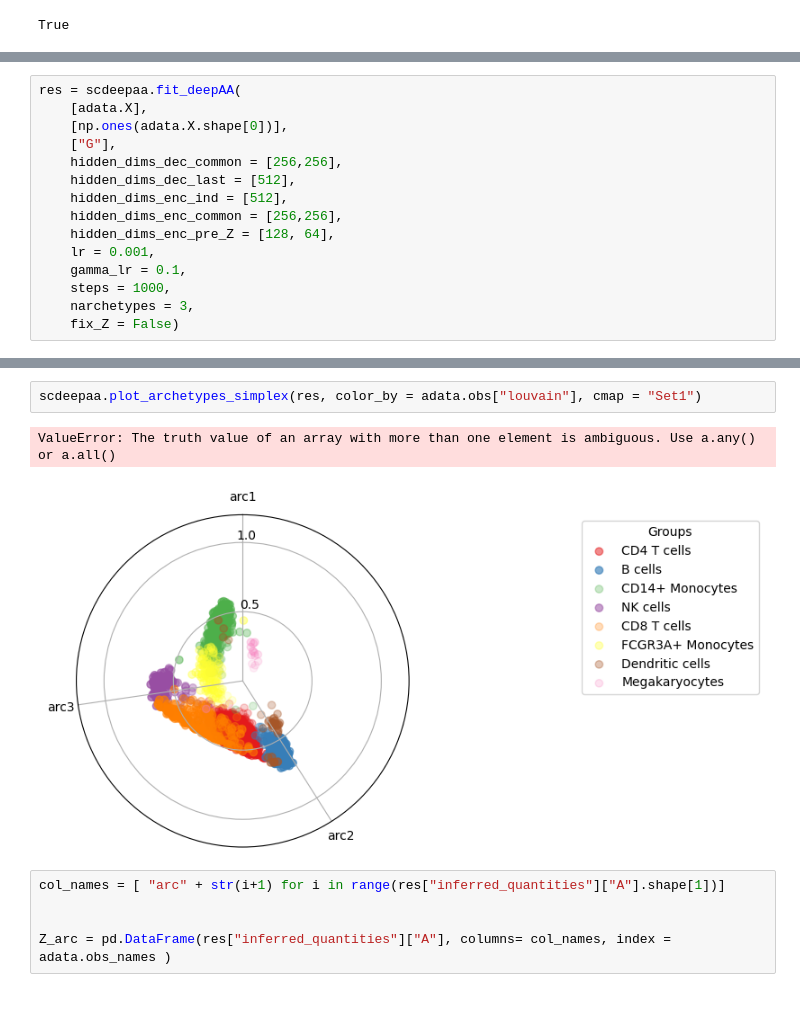
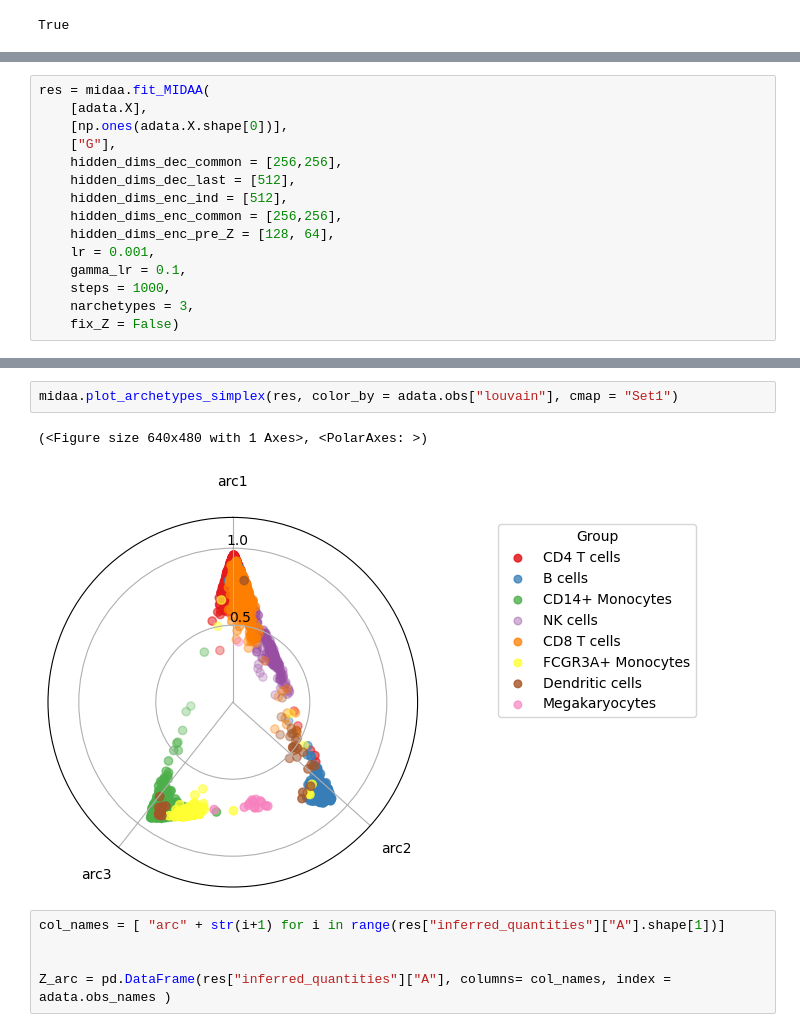
Before and after one commit to sottorivalab/midaa, a Jupyter notebook: notebooks/test_encoder_decoder.ipynb, the cells around one changed output, grey strips where cells are left out. Drawn from its saved outputs; the diff is of its cells as text; blank space fills up the shorter version.

```diff
--- a/notebooks/test_encoder_decoder.ipynb
+++ b/notebooks/test_encoder_decoder.ipynb
@@ -35,5 +38,5 @@ input_matrix, norm_factor, distribution_type = scdeepaa.get_input_params_adata(a
 # %%
-res = scdeepaa.fit_deepAA(
+res = midaa.fit_MIDAA(
     [adata.X],
     [np.ones(adata.X.shape[0])],
     ["G"],
@@ -56,8 +57,8 @@ scdeepaa.plot_ELBO(res)
 # %%
-scdeepaa.plot_archetypes_simplex(res, color_by = adata.obs["louvain"], cmap = "Set1")
+midaa.plot_archetypes_simplex(res, color_by = adata.obs["louvain"], cmap = "Set1")
 # %% [output]
-ValueError: The truth value of an array with more than one element is ambiguous. Use a.any() or a.all()
+(<Figure size 640x480 with 1 Axes>, <PolarAxes: >)
-[figure, old version]
+[figure, new version]
 # %%
 col_names = [ "arc" + str(i+1) for i in range(res["inferred_quantities"]["A"].shape[1])]
 
```
Also changed, not shown: parts of 7 cells of this notebook, 49 other files.
